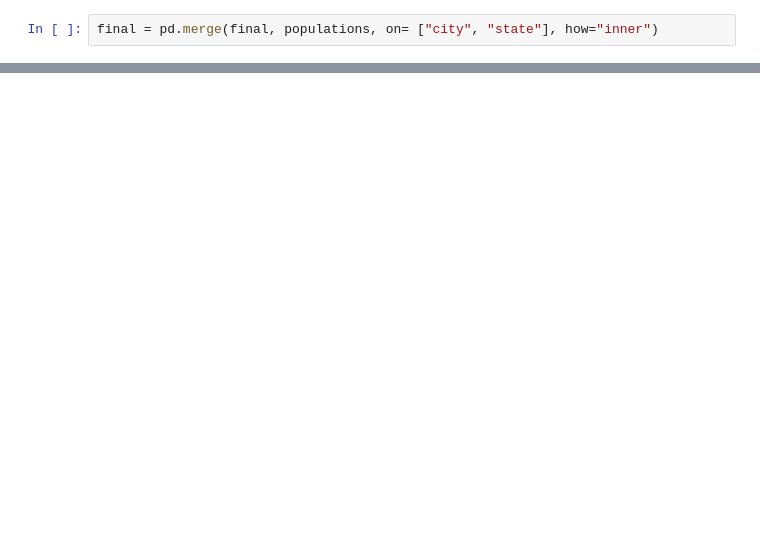
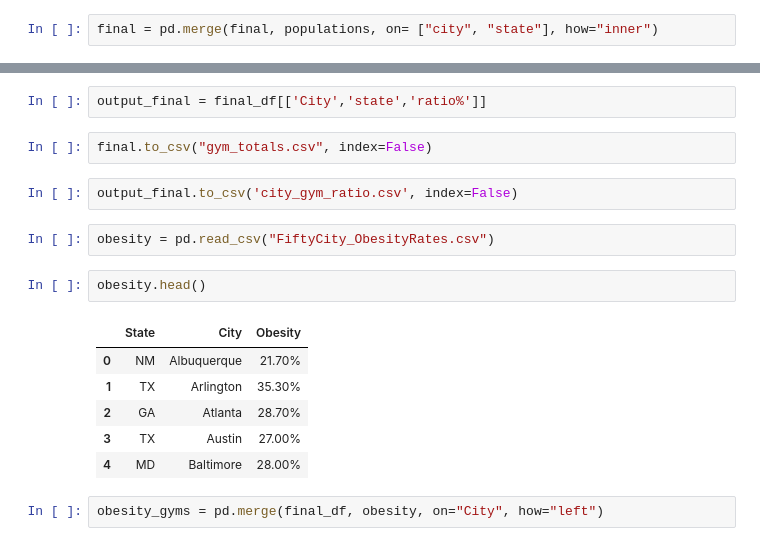
Before and after one commit to mixtek/class-project-1, a Jupyter notebook: Bens_code/total_gym.ipynb, the cells around one changed output, grey strips where cells are left out. Saved outputs shown, nothing was run; the diff lists cells and outputs as text; blank space fills up the shorter version.

```diff
--- a/Bens_code/total_gym.ipynb
+++ b/Bens_code/total_gym.ipynb
@@ -184,0 +236,19 @@ final = pd.merge(final, populations, on= ["city", "state"], how="inner")
+# %%
+output_final = final_df[['City','state','ratio%']]
+# %%
+final.to_csv("gym_totals.csv", index=False)
+# %%
+output_final.to_csv('city_gym_ratio.csv', index=False)
+# %%
+obesity = pd.read_csv("FiftyCity_ObesityRates.csv")
+# %%
+obesity.head()
+# %% [output]
+|  | State | City | Obesity |
+| 0 | NM | Albuquerque | 21.70% |
+| 1 | TX | Arlington | 35.30% |
+| 2 | GA | Atlanta | 28.70% |
+| 3 | TX | Austin | 27.00% |
+| 4 | MD | Baltimore | 28.00% |
+# %%
+obesity_gyms = pd.merge(final_df, obesity, on="City", how="left")
```
Also changed, not shown: parts of 19 cells of this notebook, 9 other files.
